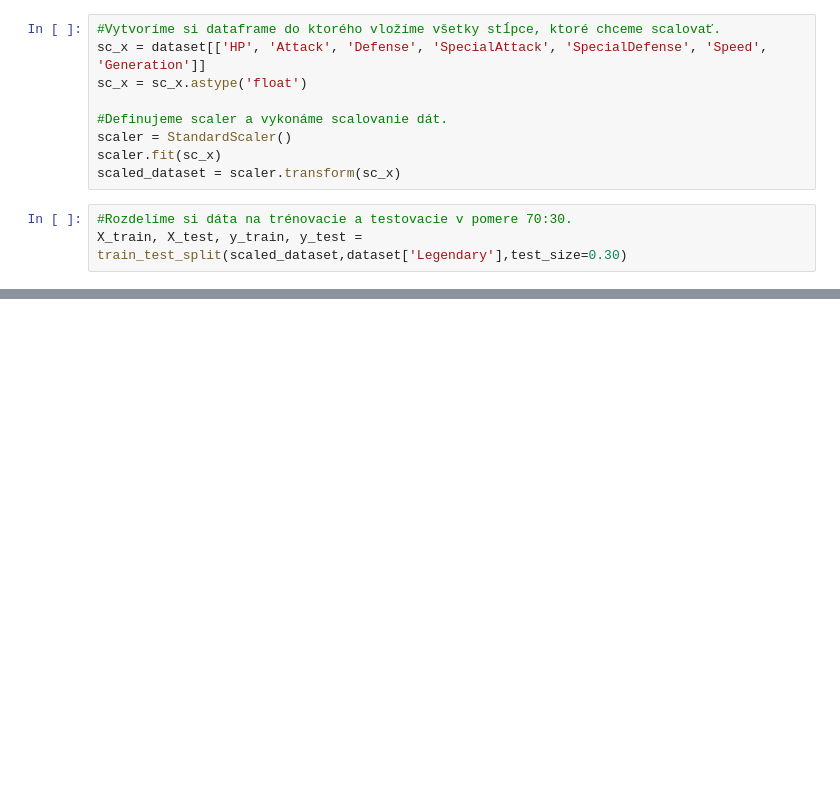
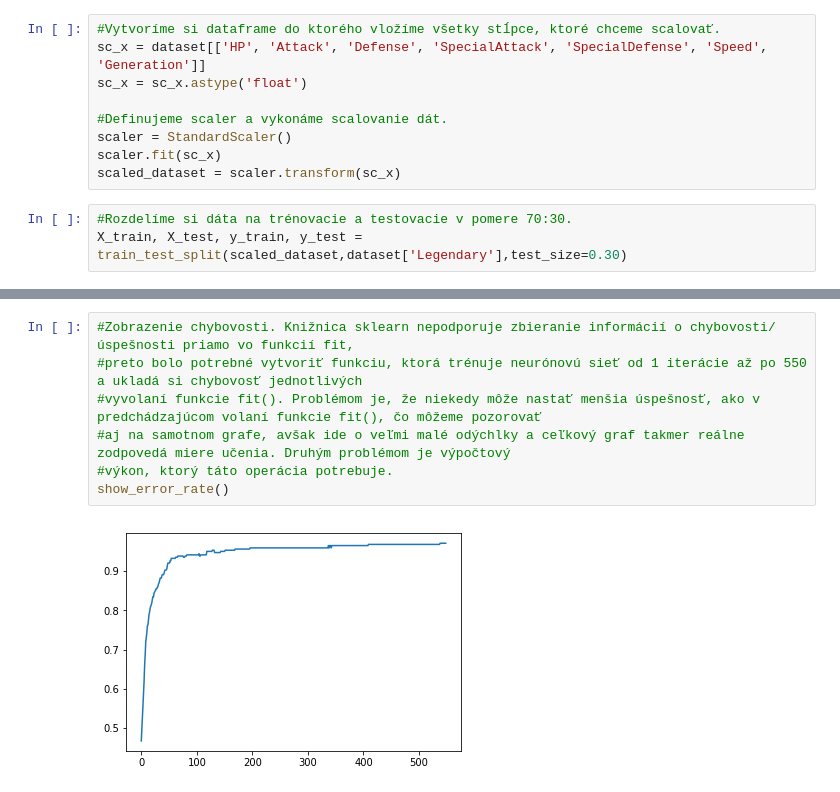
Before and after one commit to DuS4NN/Orlicek_NS2019, a Jupyter notebook: Projekt.ipynb, the cells around one changed output, grey strips where cells are left out. Drawn from its saved outputs; the diff is of its cells as text; blank space fills up the shorter version.

```diff
--- a/Projekt.ipynb
+++ b/Projekt.ipynb
@@ -122,0 +148,9 @@ weighted avg       0.97      0.97      0.97       338
+# %%
+#Zobrazenie chybovosti. Knižnica sklearn nepodporuje zbieranie informácií o chybovosti/úspešnosti priamo vo funkcií fit,
+#preto bolo potrebné vytvoriť funkciu, ktorá trénuje neurónovú sieť od 1 iterácie až po 550 a ukladá si chybovosť jednotlivých
+#vyvolaní funkcie fit(). Problémom je, že niekedy môže nastať menšia úspešnosť, ako v predchádzajúcom volaní funkcie fit(), čo môžeme pozorovať
+#aj na samotnom grafe, avšak ide o veľmi malé odýchlky a ceľkový graf takmer reálne zodpovedá miere učenia. Druhým problémom je výpočtový
+#výkon, ktorý táto operácia potrebuje.
+show_error_rate()
+# %% [output]
+[figure, added]
```
Also changed, not shown: parts of 11 cells of this notebook.
